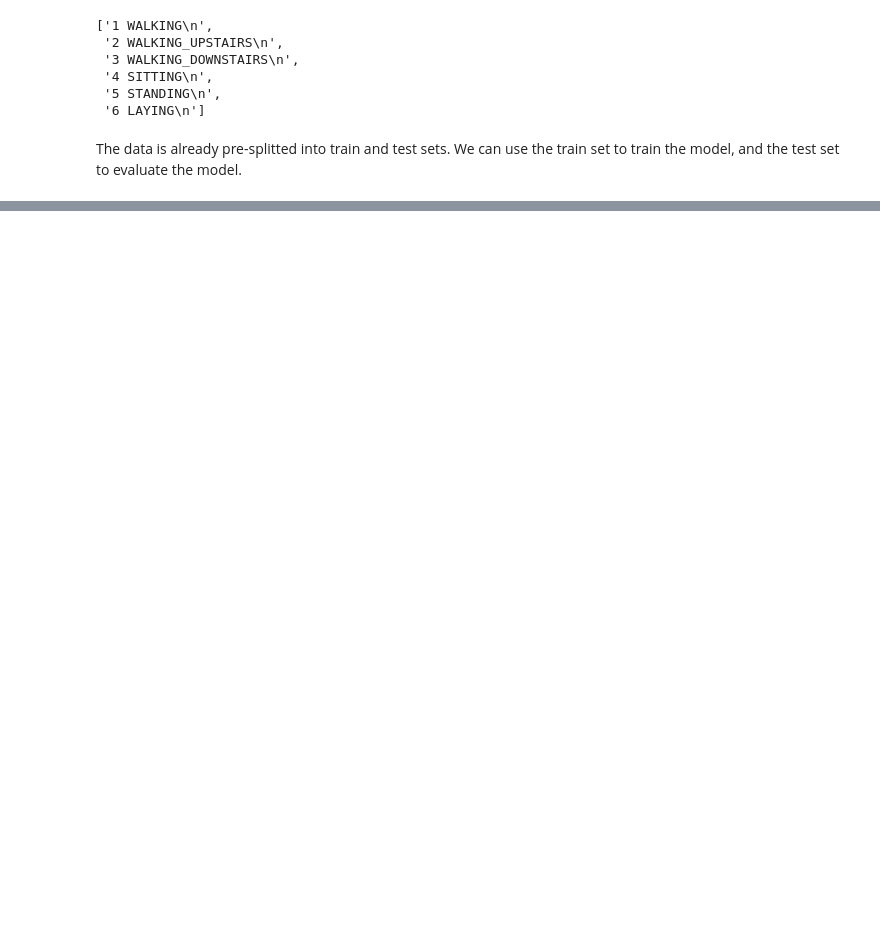
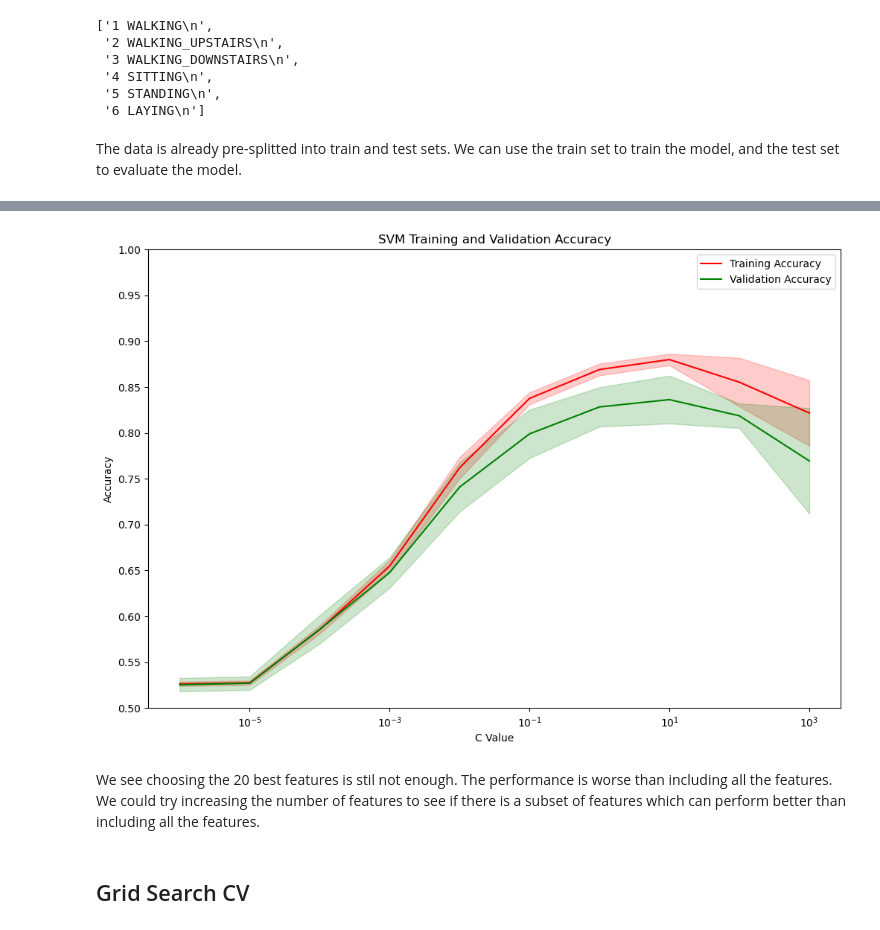
Before and after one commit to maishuji/ml-edge-build-ml-models-python, a Jupyter notebook: activity_recognition.ipynb, the cells around one changed output, grey strips where cells are left out. Saved outputs shown, nothing was run; the diff lists cells and outputs as text; code cells hidden in the pictures; blank space fills up the shorter version.

```diff
--- a/activity_recognition.ipynb
+++ b/activity_recognition.ipynb
@@ -101,7 +112,7 @@ with open(input_file, "r") as file:
 with open(output_file, "w") as file:
     file.write(content)
 # %%
-X_train = pd.read_csv(f"{dataset_path}/train/X_train.txt", header = None, sep = " ")
+X_train = pd.read_csv(f"{dataset_path}/Train/X_train.txt", header = None, sep = " ")
 X_train.columns = features
 X_train.iloc[:10, :10].head()
 # %% [output]
@@ -108,0 +280,23 @@ ParserError: Error tokenizing data. C error: Expected 662 fields in line 28, saw
+# %%
+from sklearn.feature_selection import SelectKBest
+
+# SelectKBest aims to reduce the dimensionality of the dataset by selecting the best k features
+# It is using ANOVA score by default
+feature_selector = SelectKBest(k=20).fit(X_train.values, y_train.values.flatten())
+X_train_new = feature_selector.transform(X_train.values)
+X_test_new = feature_selector.transform(X_test.values)
+# %%
+# Compute training and test scores for varying parameter values
+train_scores, val_scores = validation_curve(
+    clf_svc, X_train_new, y_train.values.flatten(),
+    param_name = "C", param_range = C_params,
+    cv = 5, scoring = "accuracy", n_jobs = -1)
+
+plot_accuracy(train_scores, val_scores, C_params)
+# %% [output]
+[figure, added]
+# %% [markdown]
+We see choosing the 20 best features is stil not enough. The performance is worse than including all the features.
+We could try increasing the number of features to see if there is a subset of features which can perform better than including all the features.
+# %% [markdown]
+## Grid Search CV
```
Also changed, not shown: parts of 28 cells of this notebook.
